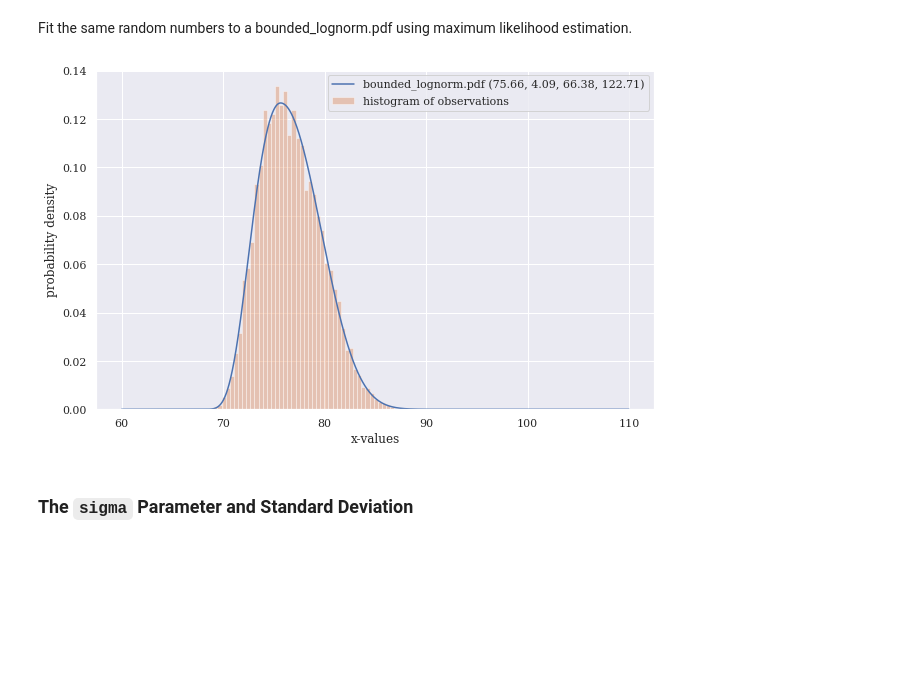
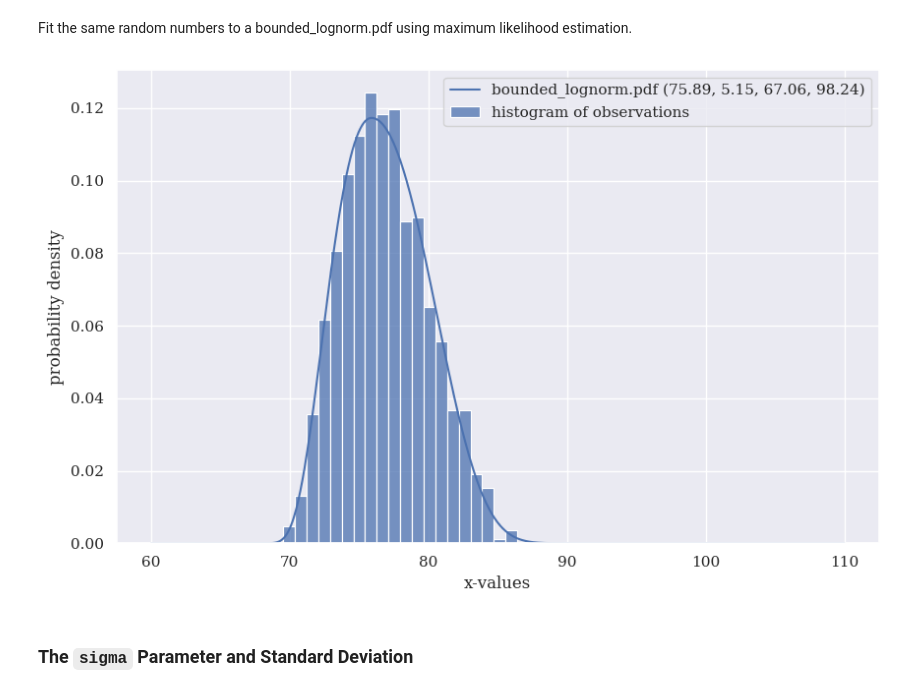
Before and after one commit to tedteske/bounded_lognorm, a Jupyter notebook: bounded_lognorm.ipynb, the cells around one changed output. Saved outputs shown, nothing was run; the diff lists cells and outputs as text; code cells hidden in the pictures; blank space fills up the shorter version.

```diff
--- a/bounded_lognorm.ipynb
+++ b/bounded_lognorm.ipynb
@@ -1402,7 +1408,7 @@ See for reference
 # %% [markdown]
 Create some noisy random numbers and fit them to a bounded_lognorm.pdf using non-linear least squares.
 # %%
-sample_size = 10000
+sample_size = 1000
 data = bounded_lognorm.rvs(75, 5, 70, 100, size=sample_size)
 data += 1 * np.random.normal(0, 1, size=sample_size) # add some noise
 
@@ -1415,9 +1421,8 @@ shapes_rounded = tuple(shapes.round(2))
 label = ('bounded_lognorm.pdf ' + str(shapes_rounded))
 
 xdata = np.linspace(60, 110, sample_size)
-sns.lineplot(xdata, bounded_lognorm.pdf(xdata, *shapes), label=label)
-sns.distplot(data, kde=False, norm_hist=True,
-             label="histogram of observations")
+sns.lineplot(x=xdata, y=bounded_lognorm.pdf(xdata, *shapes), label=label)
+sns.histplot(data, kde=False, stat='density', label="histogram of observations")
 plt.xlabel("x-values")
 plt.ylabel("probability density")
 plt.legend(loc='upper right')
@@ -1443,22 +1448,21 @@ Fit the same random numbers to a bounded_lognorm.pdf using maximum likelihood es
 # %%
 # Here, gmode=75 and gsigma=5 mean provide initial guesses of 75 and 5 to
 # mode and sigma, respectively. All parameters here are estimated.
 shapes = bounded_lognorm.fit(data, MLE=True, verbose=False,
                              gmode=75, gsigma=5)
 
 shapes_rounded = tuple(shapes.round(2))
 label = ('bounded_lognorm.pdf ' + str(shapes_rounded))
 
 xdata = np.linspace(60, 110, sample_size)
-sns.lineplot(xdata, bounded_lognorm.pdf(xdata, *shapes), label=label)
-sns.distplot(data, kde=False, norm_hist=True,
-             label="histogram of observations")
+sns.lineplot(x=xdata, y=bounded_lognorm.pdf(xdata, *shapes), label=label)
+sns.histplot(data, kde=False, stat='density', label="histogram of observations")
 plt.xlabel("x-values")
 plt.ylabel("probability density")
 plt.legend(loc='upper right')
 plt.show()
 # %% [output]
-[figure, old version]
+[figure, new version]
 # %% [markdown]
 ### The `sigma` Parameter and Standard Deviation
 # %% [markdown]
```
Also changed, not shown: parts of 53 cells of this notebook.
